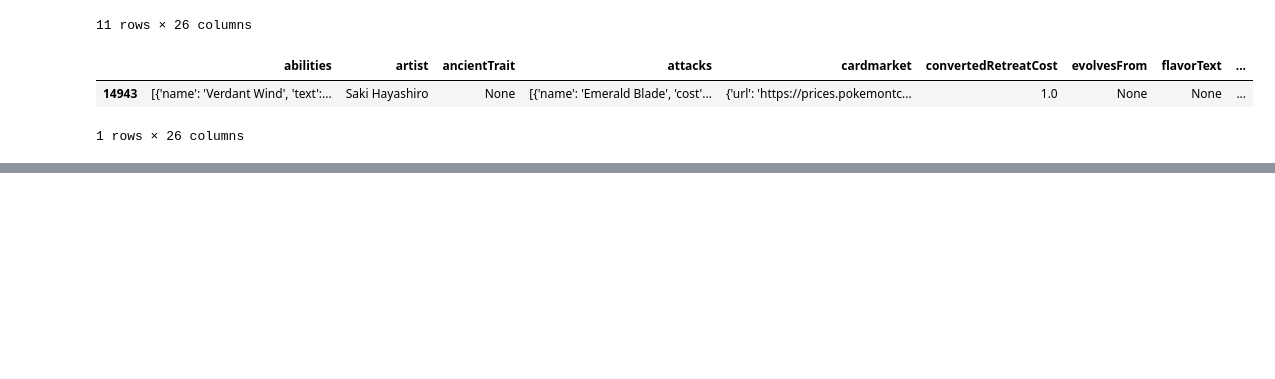
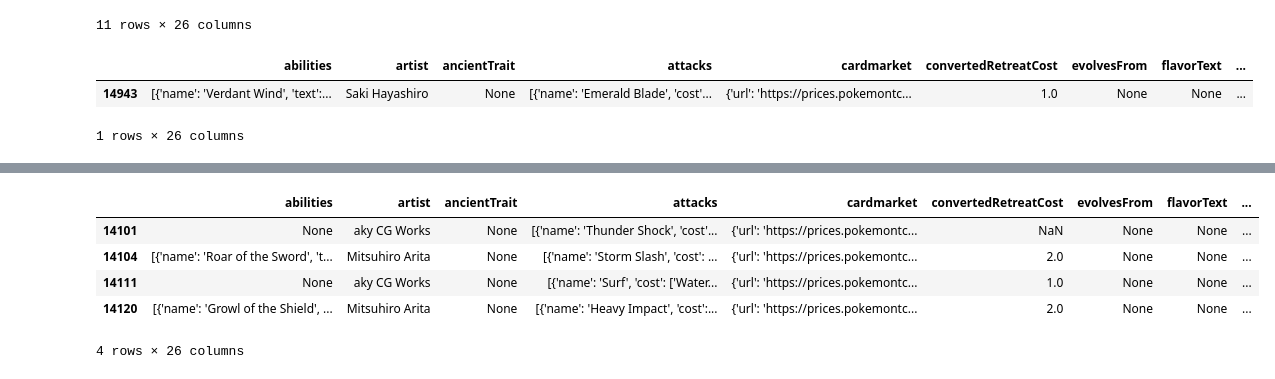
Before and after one commit to Grimmys/PokeTCGBot, a Jupyter notebook: data-card-analysis/TestDataCardCollection.ipynb, the cells around one changed output, grey strips where cells are left out. Saved outputs shown, nothing was run; the diff lists cells and outputs as text; code cells hidden in the pictures; blank space fills up the shorter version.

```diff
--- a/data-card-analysis/TestDataCardCollection.ipynb
+++ b/data-card-analysis/TestDataCardCollection.ipynb
@@ -315,0 +355,9 @@ astral_radiance_cards_frame[astral_radiance_cards_frame["name"].str.contains("Vi
+# %%
+data_frame_cards[data_frame_cards["rarity"] == "V"]
+# %% [output]
+|  | abilities | artist | ancientTrait | attacks | cardmarket | convertedRetreatCost | evolvesFrom | flavorText | ... |
+| 14101 | None | aky CG Works | None | [{'name': 'Thunder Shock', 'cost'... | {'url': 'https://prices.pokemontc... | NaN | None | None | ... |
+| 14104 | [{'name': 'Roar of the Sword', 't... | Mitsuhiro Arita | None | [{'name': 'Storm Slash', 'cost': ... | {'url': 'https://prices.pokemontc... | 2.0 | None | None | ... |
+| 14111 | None | aky CG Works | None | [{'name': 'Surf', 'cost': ['Water... | {'url': 'https://prices.pokemontc... | 1.0 | None | None | ... |
+| 14120 | [{'name': 'Growl of the Shield', ... | Mitsuhiro Arita | None | [{'name': 'Heavy Impact', 'cost':... | {'url': 'https://prices.pokemontc... | 2.0 | None | None | ... |
+4 rows × 26 columns
```
Also changed, not shown: parts of 5 cells of this notebook, 2 other files.
